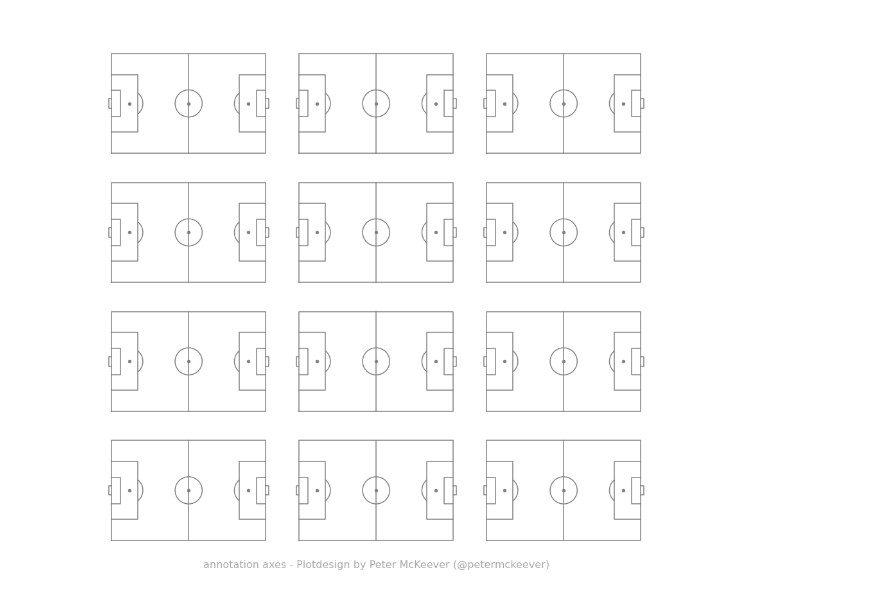
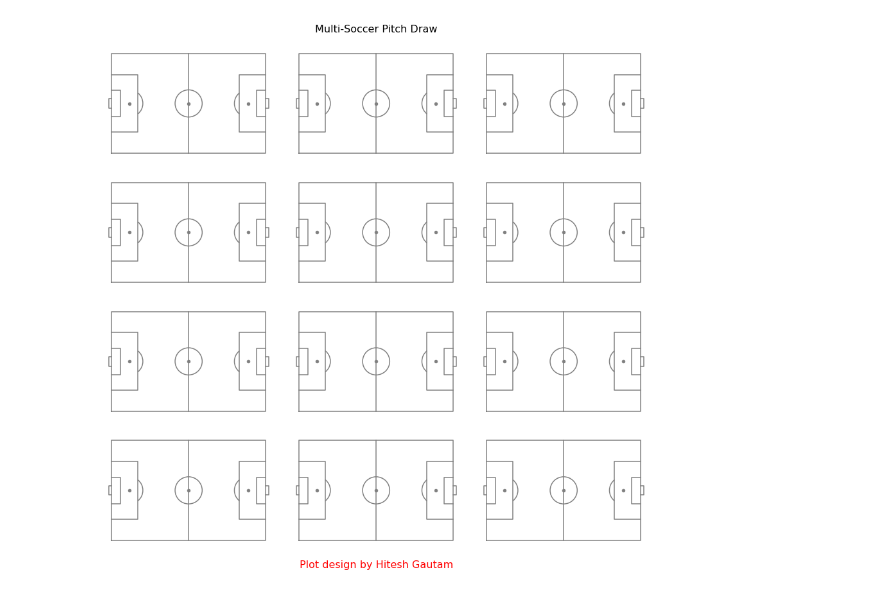
Before and after one commit to HiteshG/Friends-Of-Tracking, a Jupyter notebook: Codes/Subplots.ipynb, the cells around one changed output. Drawn from its saved outputs; the diff is of its cells as text; code cells hidden in the pictures.

```diff
--- a/Codes/Subplots.ipynb
+++ b/Codes/Subplots.ipynb
@@ -167,37 +189,43 @@ def draw_pitch(x_min=0, x_max=105,
 # %%
-def identify_axes(ax_dict, fontsize=48):
-
-    kw = dict(ha="center", va="center", fontsize=fontsize, color="darkgrey")
-    for k, ax in ax_dict.items():
-        ax.text(0.5, 0.5, k, transform=ax.transAxes, **kw)
-
+# main defines drawing board for us and tell us how many subplots you want to draw.
+# Eg. Total 12 divided into 3 columns
 main = np.arange(12).reshape(-1, 3)
 
+# Layout format
+# Eg. Title 1 row across 3 column length, Main, annot 1 row across 3 column length
 layout = np.concatenate([
-                        np.tile(['title'], (1, 3)),
-                          main,
-                         np.tile(['annot'], (1, 3))
-                        ])
+            np.tile(['title'], (1, 3)),
+            main,
+            np.tile(['annot'], (1, 3))
+        ])
 
-fig, axd = plt.subplot_mosaic(layout,constrained_layout=True,
-                              figsize=(12, 12), gridspec_kw={'height_ratios': [
-                                                                               0.05,
-                                                                                0.4, 0.4, 0.4, 0.4,
-                                                                               0.05
-                                                                              ]}
-                              )
 
+height_ratios = np.repeat(0.4, main.shape[0]).tolist()
+height_ratios.insert(0, 0.05)
+height_ratios.append(0.05)
+
+# Adding subplot
+fig, axd = plt.subplot_mosaic(layout,constrained_layout=True,figsize=(12, 12),
+                              gridspec_kw={'height_ratios':height_ratios})
 
 # Filter title and annot from axd.values
 main_dict = {k: v for k, v in axd.items() if (k != 'title' and k !='annot')}
 
+# For every ax we call function draw_pitch with horizontal orientation
 for ax in main_dict.values():
-        #Pitch Outline & Centre Line
-        draw_pitch(orientation="h",aspect="full",ax=ax)
+    #Pitch Outline & Centre Line
+    draw_pitch(orientation="h",aspect="full",ax=ax)
 
-identify_axes({'annotation axes - Plotdesign by Peter McKeever (@petermckeever)': axd['annot']}, fontsize=16)
+# Adding annotation to plot
+axd['title'].text(0.5, 0.5, 'Multi-Soccer Pitch Draw', ha="center", va="center",fontsize=16, color = "black")
+axd['annot'].text(0.5, 0.5, 'Plot design by Hitesh Gautam', ha="center", va="center",fontsize=16, color = "red")
 
+# Using identify_axes for common text formatting
+# identify_axes({'Multi-Soccer Pitch Draw': axd['title']}, fontsize=16,)
+# identify_axes({'Plot design by Hitesh Gautam': axd['annot']}, fontsize=16)
+
+# Making axis off
 axd['title'].axis('off');
 axd['annot'].axis('off');
 # %% [output]
-[figure, old version]
+[figure, new version]
```
Also changed, not shown: parts of 2 cells of this notebook.
